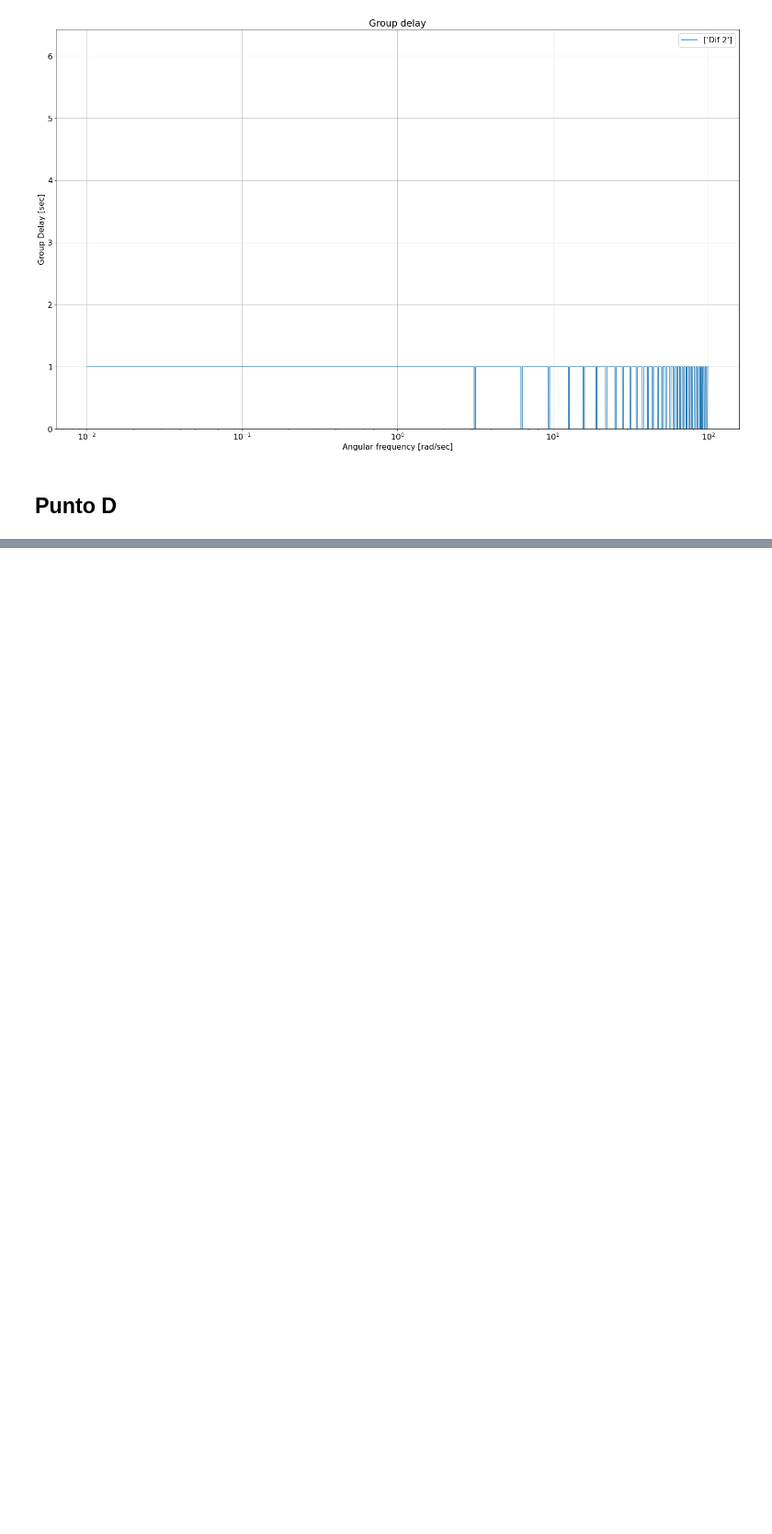
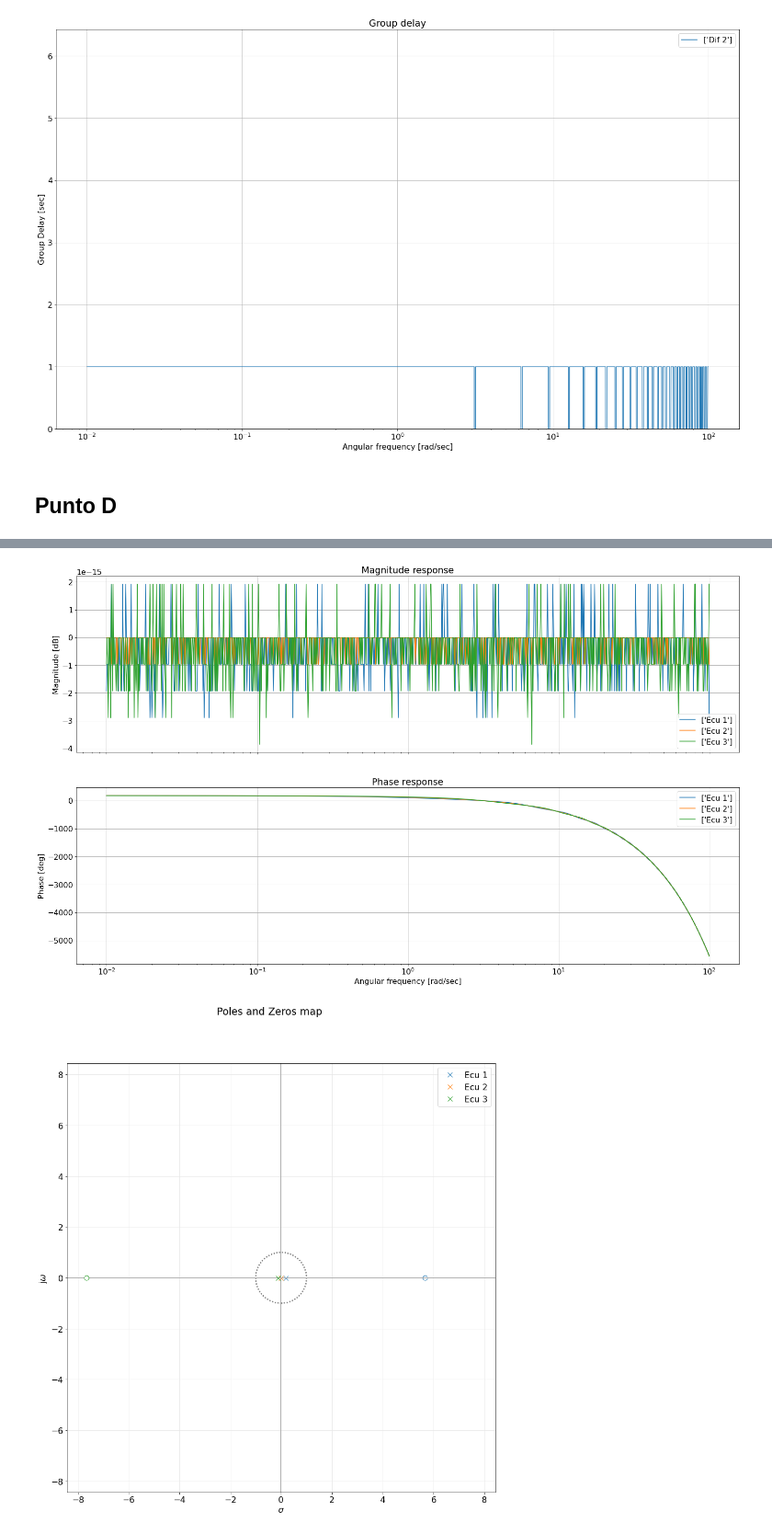
Before and after one commit to mpmarfisi/TC2-G2, a Jupyter notebook: TP5/EJ4/EJ4_TP5.ipynb, the cells around one changed output, grey strips where cells are left out. Shown at 92% size. Drawn from its saved outputs; the diff is of its cells as text; code cells hidden in the pictures; blank space fills up the shorter version.

```diff
--- a/TP5/EJ4/EJ4_TP5.ipynb
+++ b/TP5/EJ4/EJ4_TP5.ipynb
@@ -250,0 +310,23 @@ analyze_sys(all_sos, sys_name=['Dif 2'])
+# %%
+# Coeficientes en potencias decreciente
+D1 = -0.3
+D2 = 0
+D3 = 0.3
+R = [-D1/(D1+2), -D2/(D2+2), -D3/(D3+2)]
+num_ecu_1 = np.array([R[0], -1])
+den_ecu_1 = np.array([1, -R[0]])
+
+num_ecu_2 = np.array([R[1], -1])
+den_ecu_2 = np.array([1, -R[1]])
+
+num_ecu_3 = np.array([R[2], -1])
+den_ecu_3 = np.array([1, -R[2]])
+
+# Módulo y fase
+sos_ecu_1 = sig.TransferFunction(num_ecu_1, den_ecu_1, dt = 1)
+sos_ecu_2 = sig.TransferFunction(num_ecu_2, den_ecu_2, dt = 1)
+sos_ecu_3 = sig.TransferFunction(num_ecu_3, den_ecu_3, dt = 1)
+
+all_sos = [sos_ecu_1, sos_ecu_2, sos_ecu_3]
+analyze_sys(all_sos, sys_name=['Ecu 1', 'Ecu 2', 'Ecu 3'])
+# %% [output]
@@ -250,0 +335,2 @@ analyze_sys(all_sos, sys_name=['Dif 2'])
+[figure, added]
+[figure, added]
```
Also changed, not shown: parts of 18 cells of this notebook, 1 other file.
